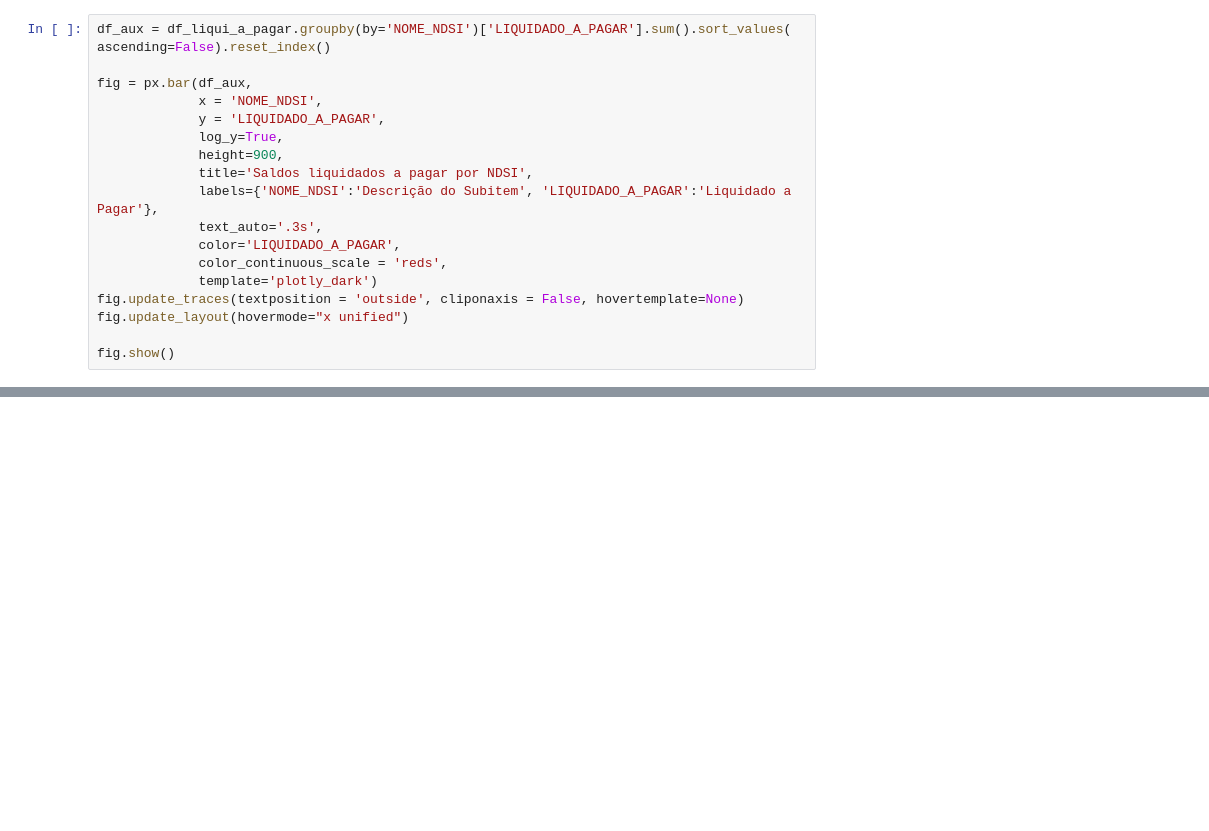
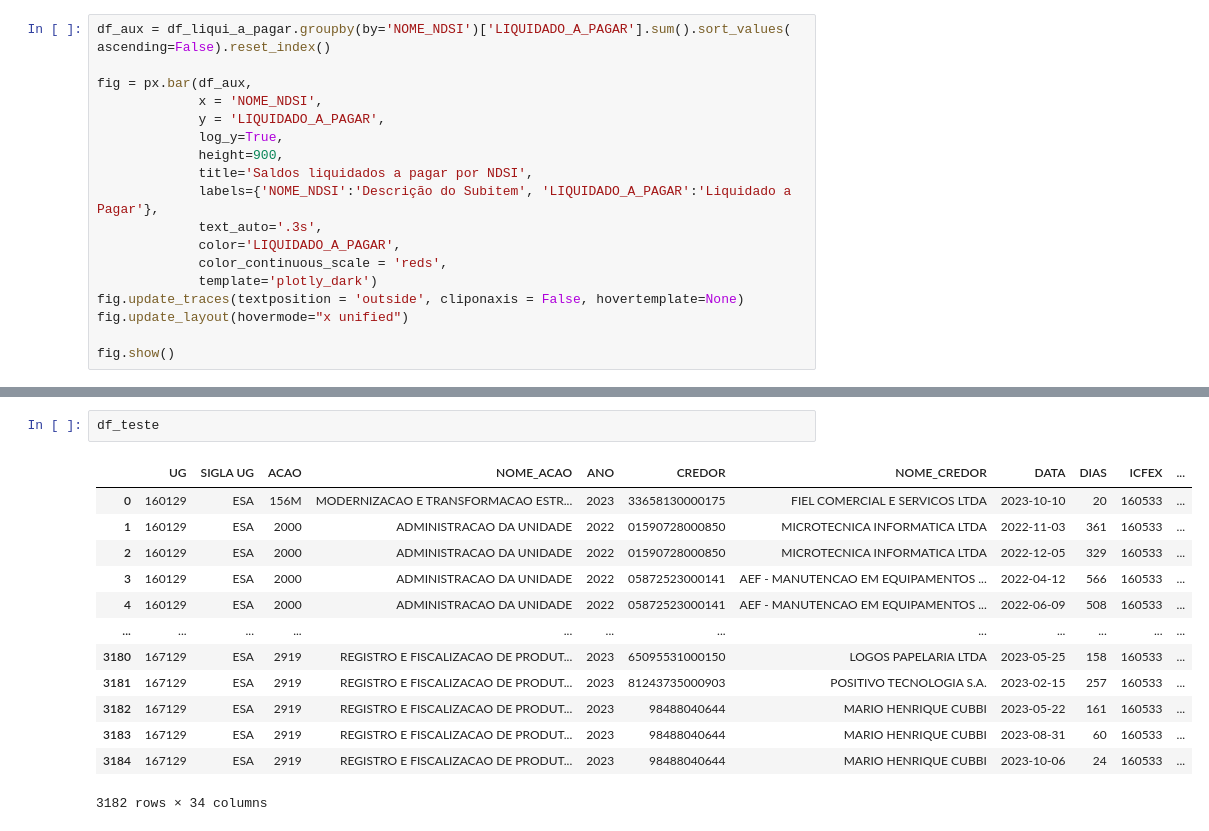
Before and after one commit to DiogoPqdt/Dashboard_ESA, a Jupyter notebook: notebook/sag.ipynb, the cells around one changed output, grey strips where cells are left out. Cells and saved outputs as stored; diff of their text form; blank space fills up the shorter version.

```diff
--- a/notebook/sag.ipynb
+++ b/notebook/sag.ipynb
@@ -569,0 +576,16 @@ fig.show()
+# %%
+df_teste
+# %% [output]
+|  | UG | SIGLA UG | ACAO | NOME_ACAO | ANO | CREDOR | NOME_CREDOR | DATA | DIAS | ICFEX | ... |
+| 0 | 160129 | ESA | 156M | MODERNIZACAO E TRANSFORMACAO ESTR... | 2023 | 33658130000175 | FIEL COMERCIAL E SERVICOS LTDA | 2023-10-10 | 20 | 160533 | ... |
+| 1 | 160129 | ESA | 2000 | ADMINISTRACAO DA UNIDADE | 2022 | 01590728000850 | MICROTECNICA INFORMATICA LTDA | 2022-11-03 | 361 | 160533 | ... |
+| 2 | 160129 | ESA | 2000 | ADMINISTRACAO DA UNIDADE | 2022 | 01590728000850 | MICROTECNICA INFORMATICA LTDA | 2022-12-05 | 329 | 160533 | ... |
+| 3 | 160129 | ESA | 2000 | ADMINISTRACAO DA UNIDADE | 2022 | 05872523000141 | AEF - MANUTENCAO EM EQUIPAMENTOS ... | 2022-04-12 | 566 | 160533 | ... |
+| 4 | 160129 | ESA | 2000 | ADMINISTRACAO DA UNIDADE | 2022 | 05872523000141 | AEF - MANUTENCAO EM EQUIPAMENTOS ... | 2022-06-09 | 508 | 160533 | ... |
+| ... | ... | ... | ... | ... | ... | ... | ... | ... | ... | ... | ... |
+| 3180 | 167129 | ESA | 2919 | REGISTRO E FISCALIZACAO DE PRODUT... | 2023 | 65095531000150 | LOGOS PAPELARIA LTDA | 2023-05-25 | 158 | 160533 | ... |
+| 3181 | 167129 | ESA | 2919 | REGISTRO E FISCALIZACAO DE PRODUT... | 2023 | 81243735000903 | POSITIVO TECNOLOGIA S.A. | 2023-02-15 | 257 | 160533 | ... |
+| 3182 | 167129 | ESA | 2919 | REGISTRO E FISCALIZACAO DE PRODUT... | 2023 | 98488040644 | MARIO HENRIQUE CUBBI | 2023-05-22 | 161 | 160533 | ... |
+| 3183 | 167129 | ESA | 2919 | REGISTRO E FISCALIZACAO DE PRODUT... | 2023 | 98488040644 | MARIO HENRIQUE CUBBI | 2023-08-31 | 60 | 160533 | ... |
+| 3184 | 167129 | ESA | 2919 | REGISTRO E FISCALIZACAO DE PRODUT... | 2023 | 98488040644 | MARIO HENRIQUE CUBBI | 2023-10-06 | 24 | 160533 | ... |
+3182 rows × 34 columns
```
Also changed, not shown: parts of 1 cell of this notebook, 3 other files.
